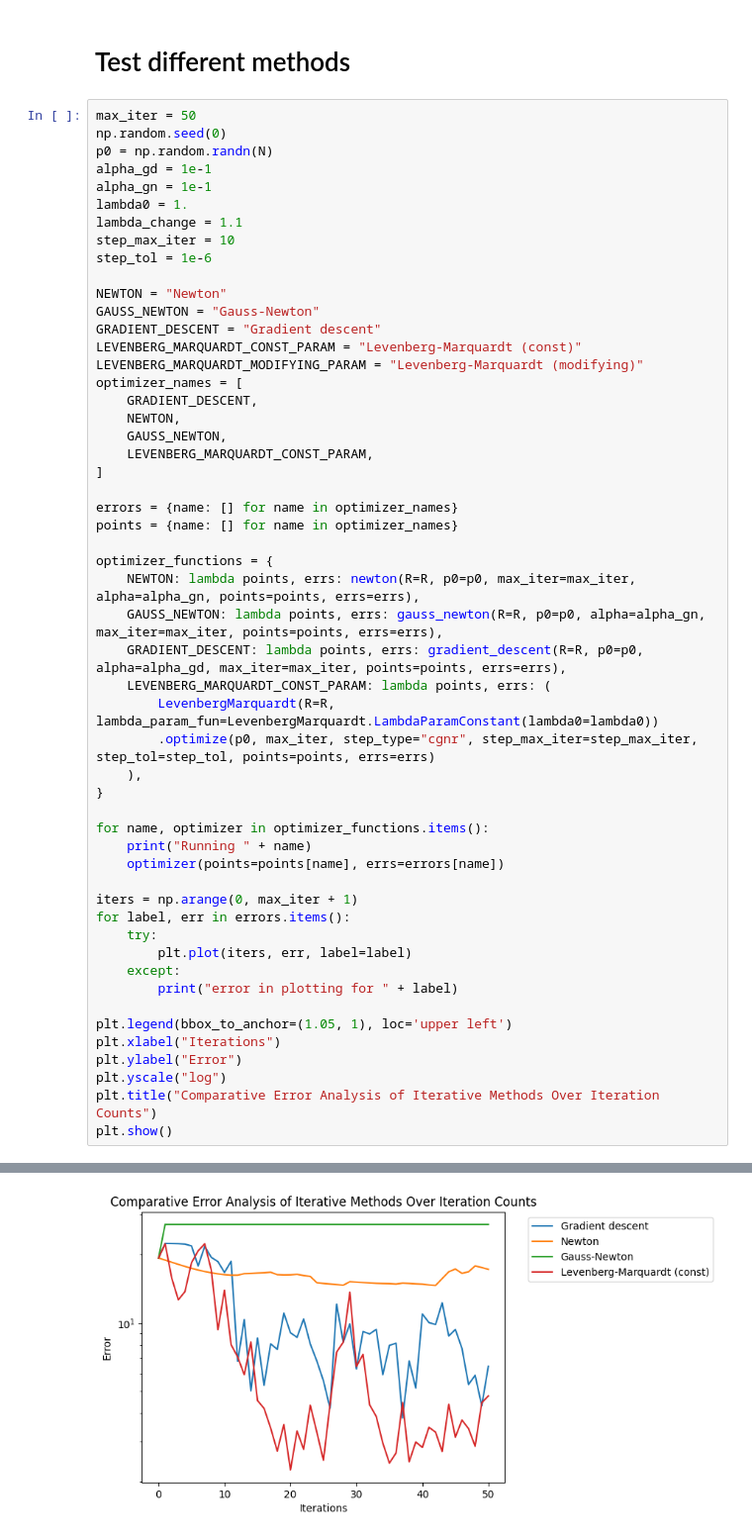
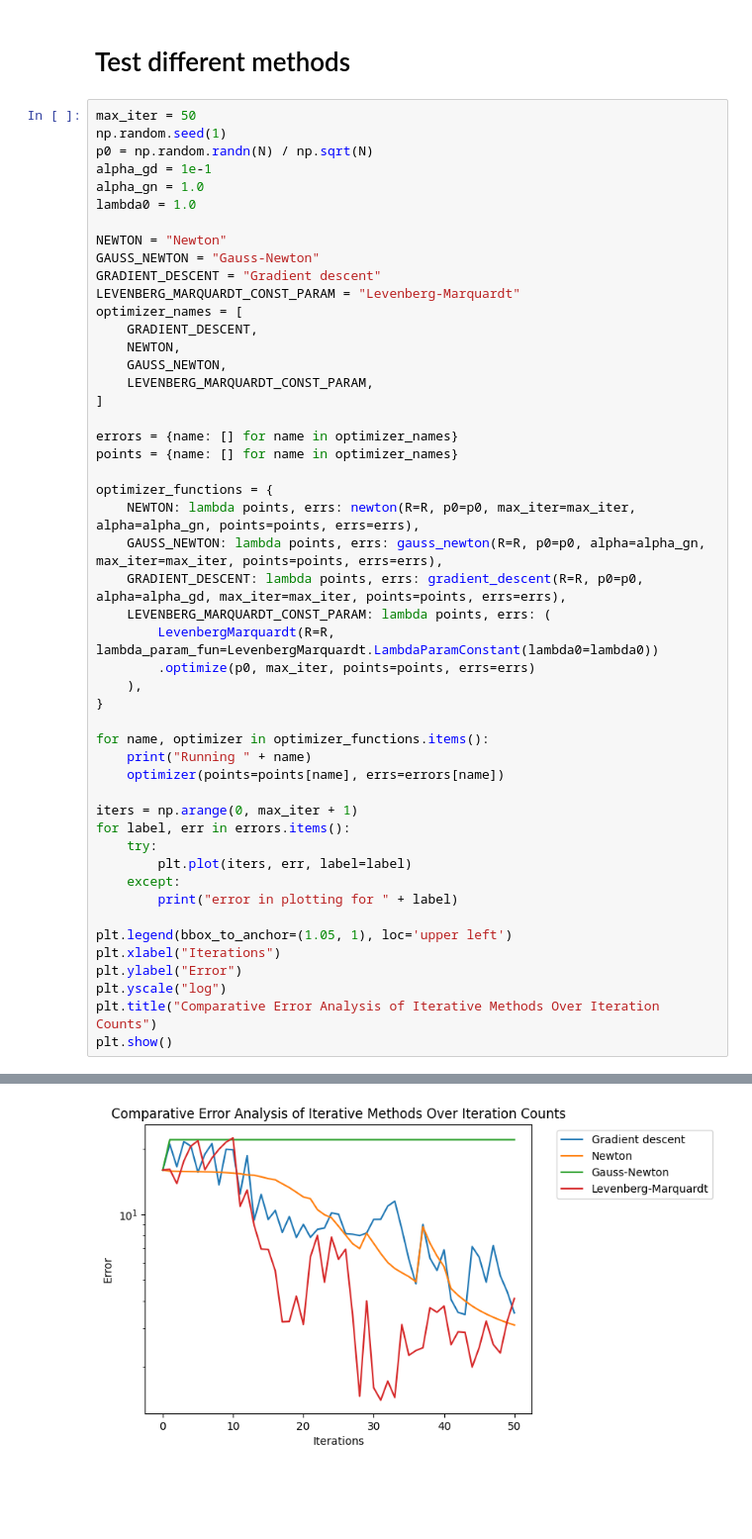
Before and after one commit to Perlik476/MNUMAD-optimizers, a Jupyter notebook: project/test_neural_network.ipynb, the cells around one changed output, grey strips where cells are left out. Shown: that part at 99% size. Cells and saved outputs as stored; diff of their text form; blank space fills up the shorter version.

```diff
--- a/project/test_neural_network.ipynb
+++ b/project/test_neural_network.ipynb
@@ -183,20 +184,16 @@ R = Function(F=r, DF=Dr, D2F=Hr, N=N, M=M)
 # Test different methods
 # %%
 max_iter = 50
-np.random.seed(0)
-p0 = np.random.randn(N)
+np.random.seed(1)
+p0 = np.random.randn(N) / np.sqrt(N)
 alpha_gd = 1e-1
-alpha_gn = 1e-1
-lambda0 = 1.
-lambda_change = 1.1
-step_max_iter = 10
-step_tol = 1e-6
+alpha_gn = 1.0
+lambda0 = 1.0
 
 NEWTON = "Newton"
 GAUSS_NEWTON = "Gauss-Newton"
 GRADIENT_DESCENT = "Gradient descent"
-LEVENBERG_MARQUARDT_CONST_PARAM = "Levenberg-Marquardt (const)"
-LEVENBERG_MARQUARDT_MODIFYING_PARAM = "Levenberg-Marquardt (modifying)"
+LEVENBERG_MARQUARDT_CONST_PARAM = "Levenberg-Marquardt"
 optimizer_names = [
     GRADIENT_DESCENT,
     NEWTON,
@@ -213,7 +210,7 @@ optimizer_functions = {
     GRADIENT_DESCENT: lambda points, errs: gradient_descent(R=R, p0=p0, alpha=alpha_gd, max_iter=max_iter, points=points, errs=errs),
     LEVENBERG_MARQUARDT_CONST_PARAM: lambda points, errs: (
         LevenbergMarquardt(R=R, lambda_param_fun=LevenbergMarquardt.LambdaParamConstant(lambda0=lambda0))
-        .optimize(p0, max_iter, step_type="cgnr", step_max_iter=step_max_iter, step_tol=step_tol, points=points, errs=errs)
+        .optimize(p0, max_iter, points=points, errs=errs)
     ),
 }
 
@@ -242 +239 @@ Running Levenberg-Marquardt (const)
-[figure, old version]
+[figure, new version]
```
Also changed, not shown: parts of 5 cells of this notebook, 5 other files.
